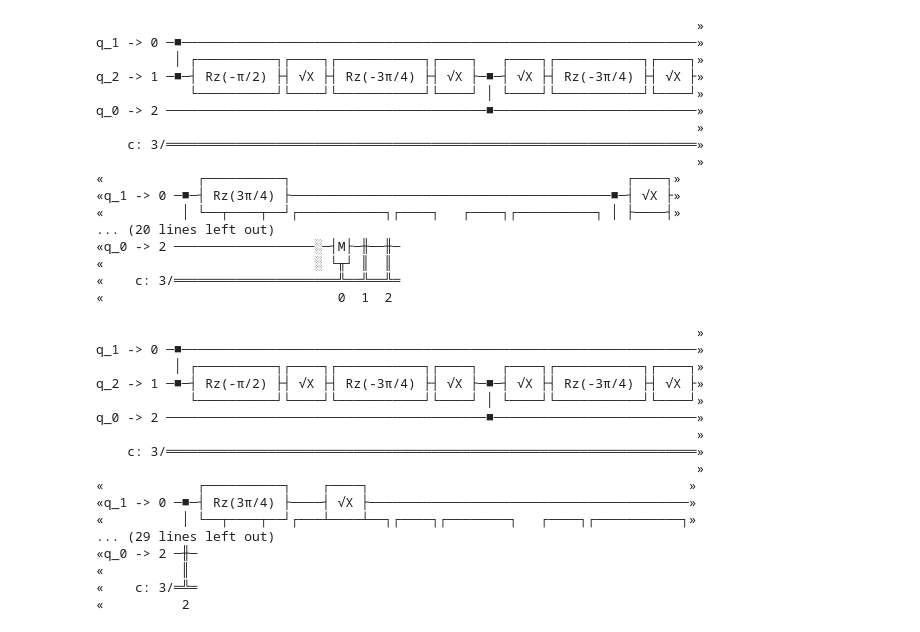
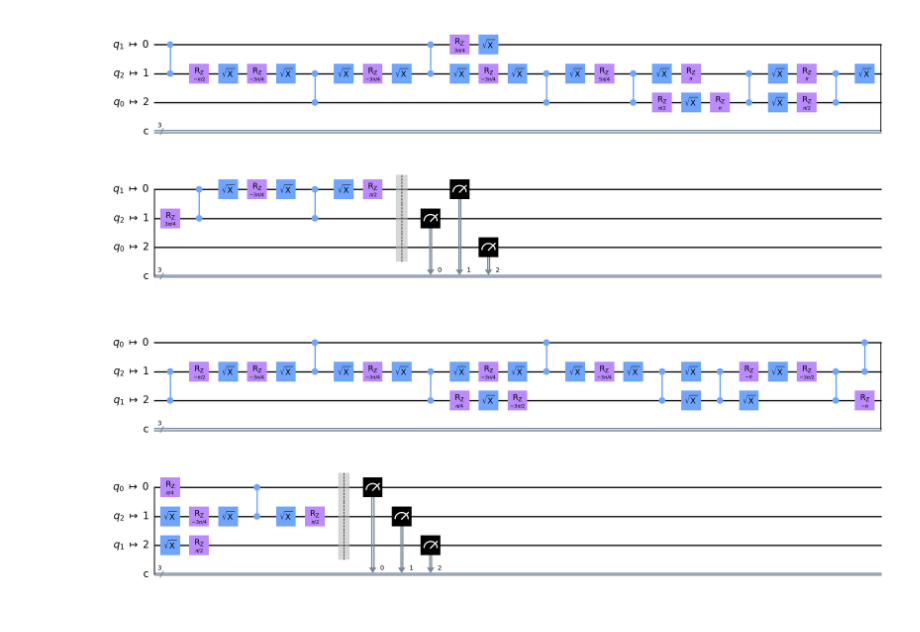
Before and after one commit to nonhermitian/jays-notebooks, a Jupyter notebook: compilers/transpile.ipynb, the cells around one changed output. Drawn from its saved outputs; the diff is of its cells as text; code cells hidden in the pictures.

```diff
--- a/compilers/transpile.ipynb
+++ b/compilers/transpile.ipynb
@@ -40,42 +16,10 @@ q_0 -> 2 ───────────────────────
 # %%
 circuit_ibm = transpile(circuit, basis_gates = ['cz', 'sx', 'rz'], coupling_map =[[0, 1], [1, 2]] , optimization_level=2)
-circuit_ibm.draw()
+circuit_ibm.draw('mpl')
 # %% [output]
-                                                                             »
-q_1 -> 0 ─■──────────────────────────────────────────────────────────────────»
-          │ ┌──────────┐┌────┐┌───────────┐┌────┐   ┌────┐┌───────────┐┌────┐»
-q_2 -> 1 ─■─┤ Rz(-π/2) ├┤ √X ├┤ Rz(-3π/4) ├┤ √X ├─■─┤ √X ├┤ Rz(-3π/4) ├┤ √X ├»
-            └──────────┘└────┘└───────────┘└────┘ │ └────┘└───────────┘└────┘»
-q_0 -> 2 ─────────────────────────────────────────■──────────────────────────»
-                                                                             »
-    c: 3/════════════════════════════════════════════════════════════════════»
-                                                                             »
-«            ┌──────────┐                                           ┌────┐»
-«q_1 -> 0 ─■─┤ Rz(3π/4) ├─────────────────────────────────────────■─┤ √X ├»
-«          │ └──┬────┬──┘┌───────────┐┌────┐   ┌────┐┌──────────┐ │ ├────┤»
-... (20 lines left out)
-«q_0 -> 2 ──────────────────░─┤M├─╫──╫─
-«                           ░ └╥┘ ║  ║
-«    c: 3/═════════════════════╩══╩══╩═
-«                              0  1  2
+[figure, added]
 # %%
 circuit_ibm = transpile(circuit, basis_gates = ['cz', 'sx', 'rz'], coupling_map =[[0, 1], [1, 2]] , optimization_level=3)
-circuit_ibm.draw()
+circuit_ibm.draw('mpl')
 # %% [output]
-                                                                             »
-q_1 -> 0 ─■──────────────────────────────────────────────────────────────────»
-          │ ┌──────────┐┌────┐┌───────────┐┌────┐   ┌────┐┌───────────┐┌────┐»
-q_2 -> 1 ─■─┤ Rz(-π/2) ├┤ √X ├┤ Rz(-3π/4) ├┤ √X ├─■─┤ √X ├┤ Rz(-3π/4) ├┤ √X ├»
-            └──────────┘└────┘└───────────┘└────┘ │ └────┘└───────────┘└────┘»
-q_0 -> 2 ─────────────────────────────────────────■──────────────────────────»
-                                                                             »
-    c: 3/════════════════════════════════════════════════════════════════════»
-                                                                             »
-«            ┌──────────┐    ┌────┐                                         »
-«q_1 -> 0 ─■─┤ Rz(3π/4) ├────┤ √X ├─────────────────────────────────────────»
-«          │ └──┬────┬──┘┌───┴────┴──┐┌────┐┌────────┐   ┌────┐┌───────────┐»
-... (29 lines left out)
-«q_0 -> 2 ─╫─
-«          ║
-«    c: 3/═╩═
-«          2
+[figure, added]
```
Also changed, not shown: parts of 2 cells of this notebook, 9 other files.
